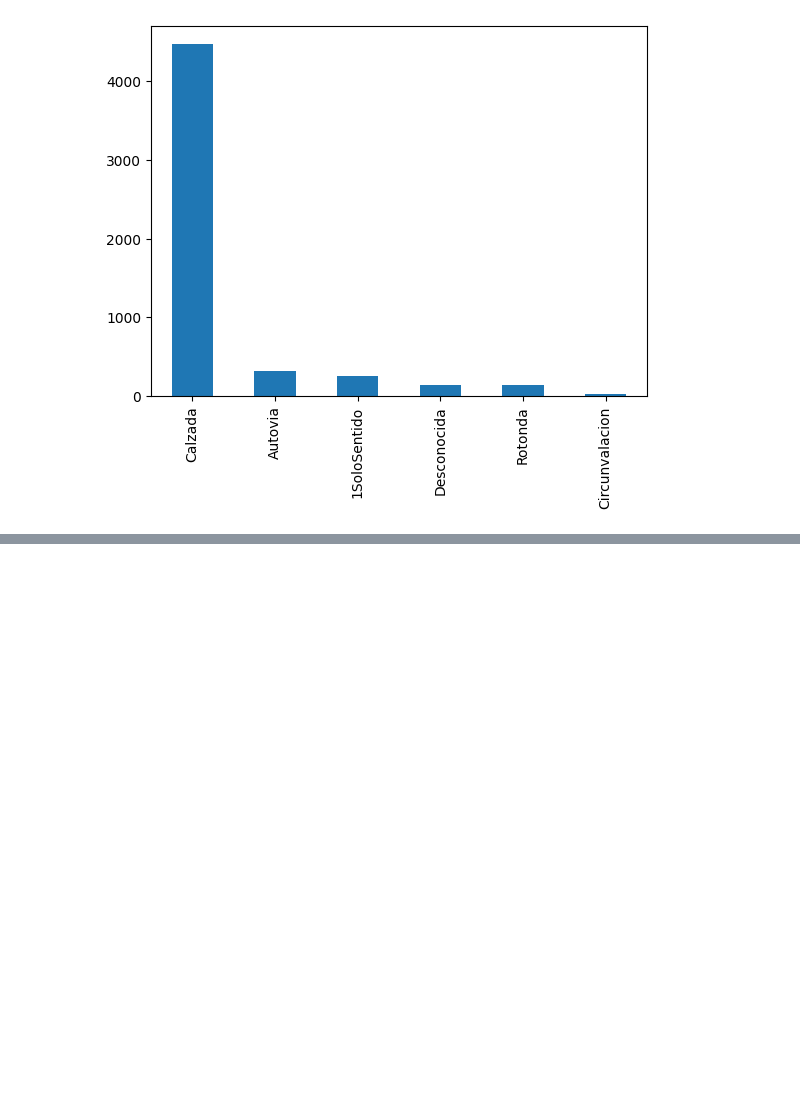
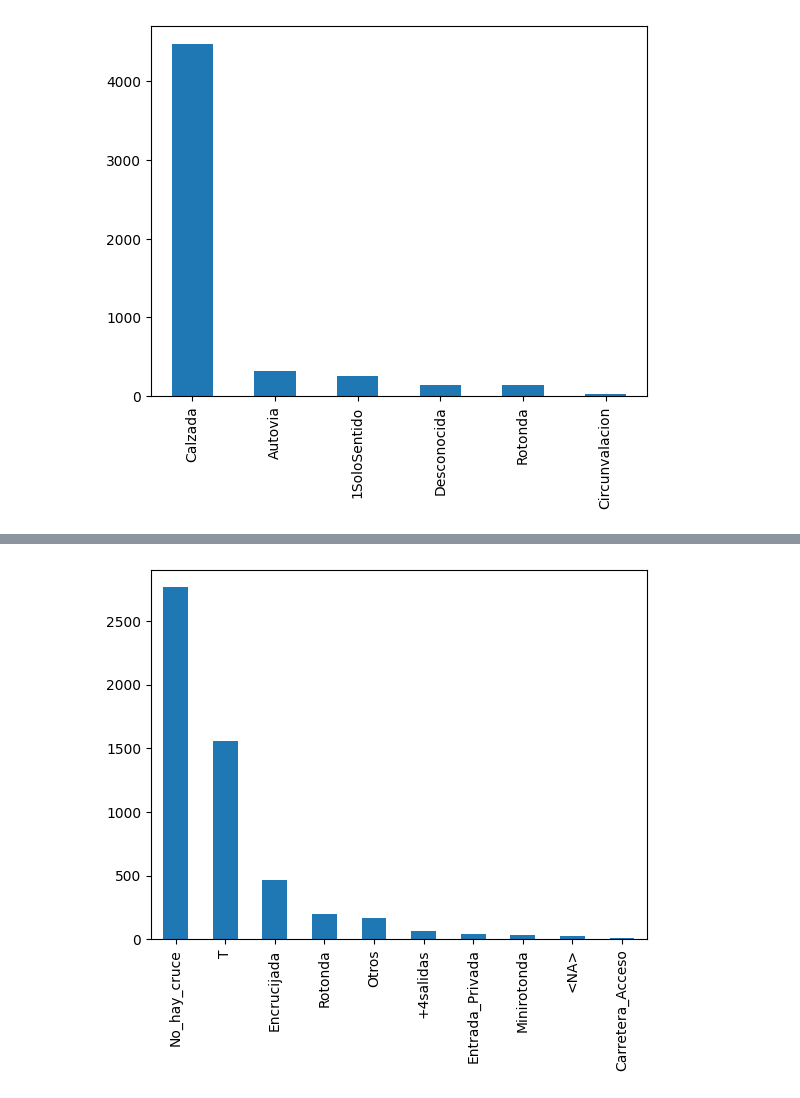
Before and after one commit to uniandes-data-wizards/laboratory-01, a Jupyter notebook: preprocessing_pipeline.ipynb, the cells around one changed output, grey strips where cells are left out. Drawn from its saved outputs; the diff is of its cells as text; code cells hidden in the pictures; blank space fills up the shorter version.

```diff
--- a/preprocessing_pipeline.ipynb
+++ b/preprocessing_pipeline.ipynb
@@ -209,8 +210,8 @@ dtype: object
 #### 1.1.2 Reemplazar por labels del diccionario para las que faltan y ver su distribucion
 # %%
 # Bien, ahora miremos las distribuciones
-def plot_distribution(df: pd.DataFrame, col: str):
-    df[col].value_counts().plot(kind='bar')
+def plot_distribution(df: pd.DataFrame, col: str, dropna=True):
+    df[col].value_counts(dropna=dropna).plot(kind='bar')
 # %%
 df['Accident_Severity'] = df['Accident_Severity'].replace({'1': 'Fatal', '2': 'Serio', '3': 'Leve'})
 # %%
@@ -225,3 +226,5 @@ df['Road_Type'] = df['Road_Type'].replace(dict(zip(numbers, labels)))
 plot_distribution(df, 'Road_Type')
 # %% [output]
 [figure]
+# %%
+df['Junction_Detail'] = df['Junction_Detail'].astype('string')
@@ -227,0 +249,4 @@ plot_distribution(df, 'Road_Type')
+# %%
+plot_distribution(df, 'Junction_Detail', False)
+# %% [output]
+[figure, added]
```
Also changed, not shown: parts of 76 cells of this notebook, 3 other files.
